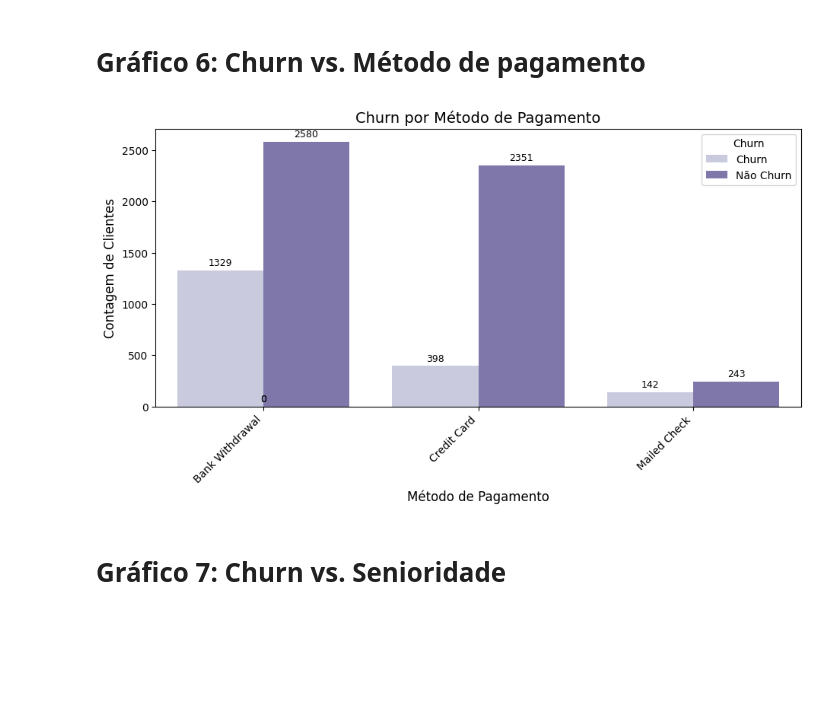
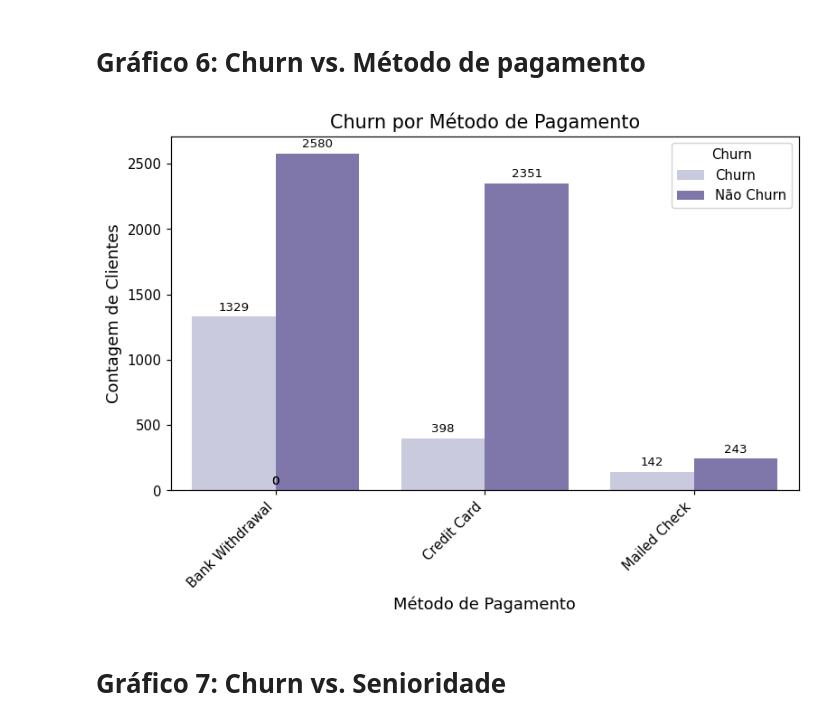
Before and after one commit to SpeedofLight007/churn-explorer, a Jupyter notebook: MVP_Analise_de_Dados_e_Boas_Praticas_Churn_Explorer_MSA.ipynb, the cells around one changed output. Cells and saved outputs as stored; diff of their text form; code cells hidden in the pictures; blank space fills up the shorter version.

```diff
--- a/MVP_Analise_de_Dados_e_Boas_Praticas_Churn_Explorer_MSA.ipynb
+++ b/MVP_Analise_de_Dados_e_Boas_Praticas_Churn_Explorer_MSA.ipynb
@@ -368,23 +355,20 @@ else:
 Mostra o cancelamento para clientes com internet contratada, ou não
 # %%
 if df is not None and not df.empty and 'Churn Label' in df_processed.columns and 'Internet Service' in df_processed.columns:
-    plt.figure(figsize=(8, 6), dpi=100)
-    # Use the dictionary palette with integer keys for hue
-    ax = sns.countplot(x='Internet Service', hue='Churn Label', data=df_processed, palette='Purples', hue_order=[1, 0]) # Changed palette back to Purples
+    plt.figure(figsize=(8, 6), dpi=107)
+    ax = sns.countplot(x='Internet Service', hue='Churn Label', data=df_processed, palette='Purples', hue_order=[1, 0])
     plt.title('Churn por Tipo de Serviço de Internet', fontsize=14)
     plt.xlabel('Serviço de Internet', fontsize=12)
     plt.ylabel('Contagem de Clientes', fontsize=12)
     plt.xticks(fontsize=10)
     plt.yticks(fontsize=10)
-    plt.legend(title='Churn', labels=['Churn', 'Não Churn'], fontsize=10) # Swapped legend labels to match the new order
+    plt.legend(title='Churn', labels=['Churn', 'Não Churn'], fontsize=10)
     for p in ax.patches:
         ax.annotate(f'{int(p.get_height())}',
                     (p.get_x() + p.get_width() / 2., p.get_height()),
                     ha='center', va='center', xytext=(0, 7), textcoords='offset points', fontsize=9)
     plt.tight_layout(pad=3.0)
     plt.show()
-else:
-    print("DataFrame not loaded or required columns not found. Cannot display Churn vs. Internet Service.")
 # %% [output]
 [figure]
 # %% [markdown]
@@ -392,14 +376,13 @@ else:
 
 Mostra o cancelamento para clientes com internet contratada, ou não
 # %%
-if df is not None and not df.empty and 'Churn Label' in df_processed.columns and 'HasUnexpectedExtraCharge' in df_processed.columns: # Corrected column name
-    plt.figure(figsize=(10, 7), dpi=100)
-    # Use the dictionary palette with string keys for x and integer keys for hue
-    ax = sns.countplot(x='HasUnexpectedExtraCharge', hue='Churn Label', data=df_processed, palette='Purples', hue_order=[1, 0]) # Changed palette to Purples
+if df is not None and not df.empty and 'Churn Label' in df_processed.columns and 'HasUnexpectedExtraCharge' in df_processed.columns:
+    plt.figure(figsize=(8, 6), dpi=107)
+    ax = sns.countplot(x='HasUnexpectedExtraCharge', hue='Churn Label', data=df_processed, palette='Purples', hue_order=[1, 0])
     plt.title('Impacto de Cobranças Extras Inesperadas no Churn', fontsize=14)
     plt.xlabel('Cobrança Extra Inesperada (0 = No, 1 = Yes)', fontsize=12)
-    plt.ylabel('Number of Customers', fontsize=12)
-    plt.xticks([0, 1], ['No Extra Charge', 'Unexpected Extra Charge'], fontsize=10)
+    plt.ylabel('Contagem de Clientes', fontsize=12)
+    plt.xticks([0, 1], ['Sem cobrança extra', 'Com Cobrança Extra'], fontsize=10)
     plt.legend(title='Churn Label', labels=['Churn', 'No Churn'], fontsize=10, title_fontsize=12)
     for p in ax.patches:
         ax.annotate(f'{int(p.get_height())}',
@@ -407,6 +390,4 @@ if df is not None and not df.empty and 'Churn Label' in df_processed.columns and
                     ha='center', va='center', xytext=(0, 7), textcoords='offset points', fontsize=10)
     plt.tight_layout(pad=3.0)
     plt.show()
-else:
-    print("DataFrame not loaded or required columns not found. Cannot display Impacto de Cobranças Extras Inesperadas no Churn.")
 # %% [output]
@@ -415,48 +396,42 @@ else:
 # **Gráfico 5: Churn vs. Contract**
 # %%
 if df is not None and not df.empty and 'Churn Label' in df_processed.columns and 'Contract' in df_processed.columns:
-    plt.figure(figsize=(8, 6), dpi=100)
-    # Use the dictionary palette with integer keys for hue
-    ax = sns.countplot(x='Contract', hue='Churn Label', data=df_processed, palette='Purples', hue_order=[1, 0]) # Changed palette back to Purples
+    plt.figure(figsize=(8, 6), dpi=107)
+    ax = sns.countplot(x='Contract', hue='Churn Label', data=df_processed, palette='Purples', hue_order=[1, 0])
     plt.title('Churn por Tipo de Contrato', fontsize=14)
     plt.xlabel('Tipo de Contrato', fontsize=12)
     plt.ylabel('Contagem de Clientes', fontsize=12)
     plt.xticks(fontsize=10)
     plt.yticks(fontsize=10)
-    plt.legend(title='Churn', labels=['Churn', 'Não Churn'], fontsize=10) # Swapped legend labels to match the new order
+    plt.legend(title='Churn', labels=['Churn', 'Não Churn'], fontsize=10)
     for p in ax.patches:
         ax.annotate(f'{int(p.get_height())}',
                 (p.get_x() + p.get_width() / 2., p.get_height()),
                 ha='center', va='center', xytext=(0, 7), textcoords='offset points', fontsize=9)
     plt.tight_layout(pad=3.0)
     plt.show()
-else:
-    print("DataFrame not loaded or required columns not found. Cannot display Churn vs. Contract.")
 # %% [output]
 [figure]
 # %% [markdown]
 # **Gráfico 6: Churn vs. Método de pagamento**
 # %%
 if df is not None and not df.empty and 'Churn Label' in df_processed.columns and 'Payment Method' in df_processed.columns:
-    plt.figure(figsize=(10, 6), dpi=100)
-    # Use the dictionary palette with integer keys for hue
-    ax = sns.countplot(x='Payment Method', hue='Churn Label', data=df_processed, palette='Purples', hue_order=[1, 0]) # Changed palette back to Purples
+    plt.figure(figsize=(8, 6), dpi=107)
+    ax = sns.countplot(x='Payment Method', hue='Churn Label', data=df_processed, palette='Purples', hue_order=[1, 0])
     plt.title('Churn por Método de Pagamento', fontsize=14)
     plt.xlabel('Método de Pagamento', fontsize=12)
     plt.ylabel('Contagem de Clientes', fontsize=12)
     plt.xticks(rotation=45, ha='right', fontsize=10)
     plt.yticks(fontsize=10)
-    plt.legend(title='Churn', labels=['Churn', 'Não Churn'], fontsize=10) # Swapped legend labels to match the new order
+    plt.legend(title='Churn', labels=['Churn', 'Não Churn'], fontsize=10)
     for p in ax.patches:
         ax.annotate(f'{int(p.get_height())}',
                     (p.get_x() + p.get_width() / 2., p.get_height()),
                     ha='center', va='center', xytext=(0, 7), textcoords='offset points', fontsize=9)
     plt.tight_layout(pad=3.0)
     plt.show()
-else:
-    print("DataFrame not loaded or required columns not found. Cannot display Churn vs. Payment Method.")
 # %% [output]
-[figure, old version]
+[figure, new version]
 # %% [markdown]
 # **Gráfico 7: Churn vs. Senioridade**
 # %%
```
Also changed, not shown: parts of 14 cells of this notebook.
